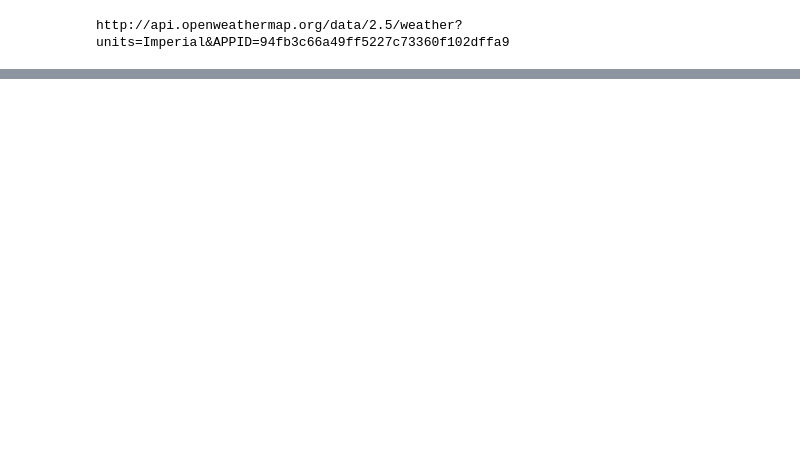
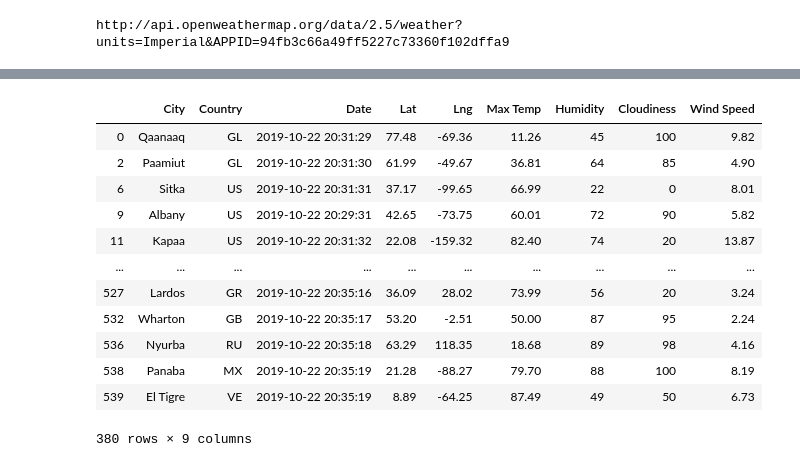
Before and after one commit to kjedlicka/WeatherPy, a Jupyter notebook: WeatherPy.ipynb, the cells around one changed output, grey strips where cells are left out. Cells and saved outputs as stored; diff of their text form; code cells hidden in the pictures; blank space fills up the shorter version.

```diff
--- a/WeatherPy.ipynb
+++ b/WeatherPy.ipynb
@@ -246,0 +304,16 @@ plt.show()
+# %%
+city_data_df.loc[(city_data_df["Lat"] >= 0)]
+# %% [output]
+|  | City | Country | Date | Lat | Lng | Max Temp | Humidity | Cloudiness | Wind Speed |
+| 0 | Qaanaaq | GL | 2019-10-22 20:31:29 | 77.48 | -69.36 | 11.26 | 45 | 100 | 9.82 |
+| 2 | Paamiut | GL | 2019-10-22 20:31:30 | 61.99 | -49.67 | 36.81 | 64 | 85 | 4.90 |
+| 6 | Sitka | US | 2019-10-22 20:31:31 | 37.17 | -99.65 | 66.99 | 22 | 0 | 8.01 |
+| 9 | Albany | US | 2019-10-22 20:29:31 | 42.65 | -73.75 | 60.01 | 72 | 90 | 5.82 |
+| 11 | Kapaa | US | 2019-10-22 20:31:32 | 22.08 | -159.32 | 82.40 | 74 | 20 | 13.87 |
+| ... | ... | ... | ... | ... | ... | ... | ... | ... | ... |
+| 527 | Lardos | GR | 2019-10-22 20:35:16 | 36.09 | 28.02 | 73.99 | 56 | 20 | 3.24 |
+| 532 | Wharton | GB | 2019-10-22 20:35:17 | 53.20 | -2.51 | 50.00 | 87 | 95 | 2.24 |
+| 536 | Nyurba | RU | 2019-10-22 20:35:18 | 63.29 | 118.35 | 18.68 | 89 | 98 | 4.16 |
+| 538 | Panaba | MX | 2019-10-22 20:35:19 | 21.28 | -88.27 | 79.70 | 88 | 100 | 8.19 |
+| 539 | El Tigre | VE | 2019-10-22 20:35:19 | 8.89 | -64.25 | 87.49 | 49 | 50 | 6.73 |
+380 rows × 9 columns
```
Also changed, not shown: parts of 19 cells of this notebook, 5 other files.
